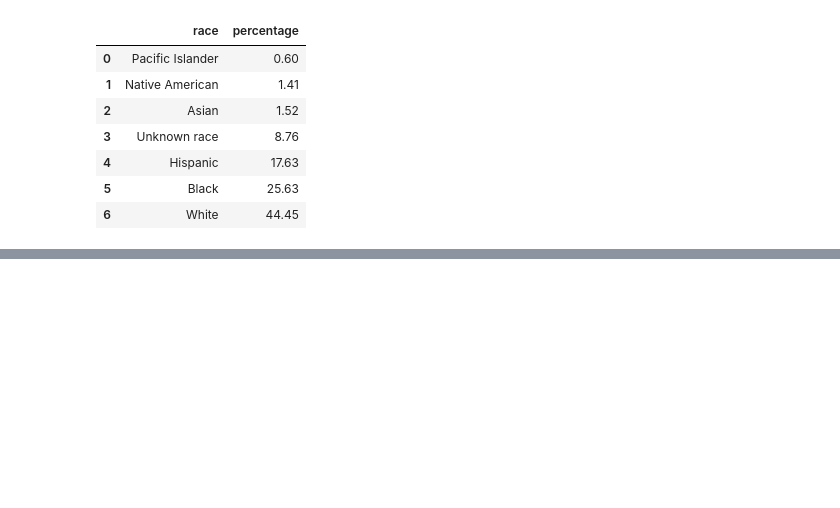
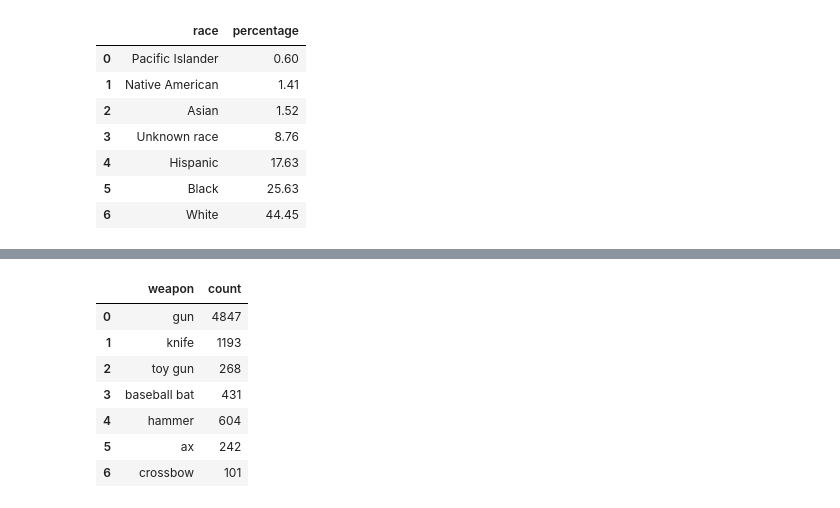
Before and after one commit to gabzn/Police-Firearm-Discharge, a Jupyter notebook: Project.ipynb, the cells around one changed output, grey strips where cells are left out. Cells and saved outputs as stored; diff of their text form; code cells hidden in the pictures; blank space fills up the shorter version.

```diff
--- a/Project.ipynb
+++ b/Project.ipynb
@@ -130,0 +194,16 @@ plt.show()
+# %%
+weapon_dict = {
+    'weapon':['gun', 'knife', 'toy gun', 'baseball bat', 'hammer', 'ax', 'crossbow'],
+    'count': [4847, 1193, 268, 431, 604, 242, 101]
+}
+df_weapon = pd.DataFrame.from_dict(weapon_dict)
+df_weapon
+# %% [output]
+|  | weapon | count |
+| 0 | gun | 4847 |
+| 1 | knife | 1193 |
+| 2 | toy gun | 268 |
+| 3 | baseball bat | 431 |
+| 4 | hammer | 604 |
+| 5 | ax | 242 |
+| 6 | crossbow | 101 |
```
Also changed, not shown: parts of 14 cells of this notebook, 1 other file.
